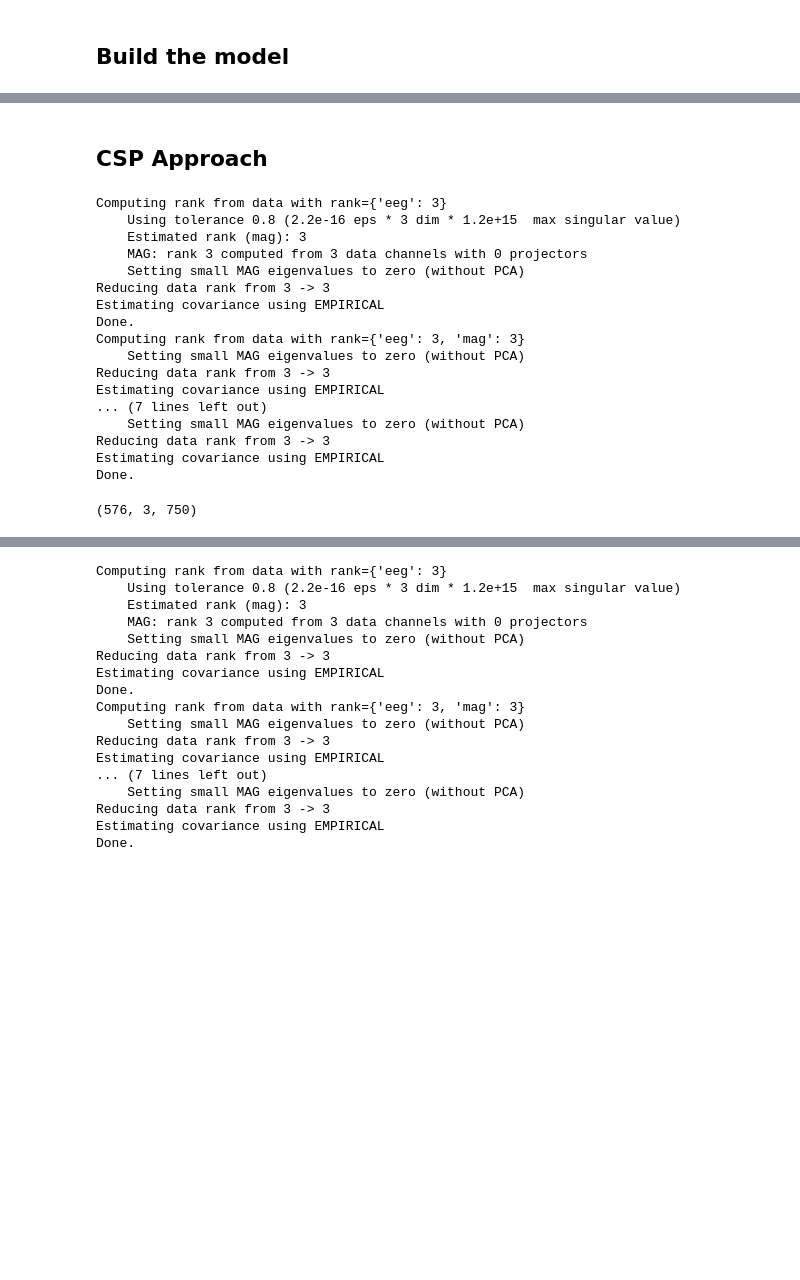
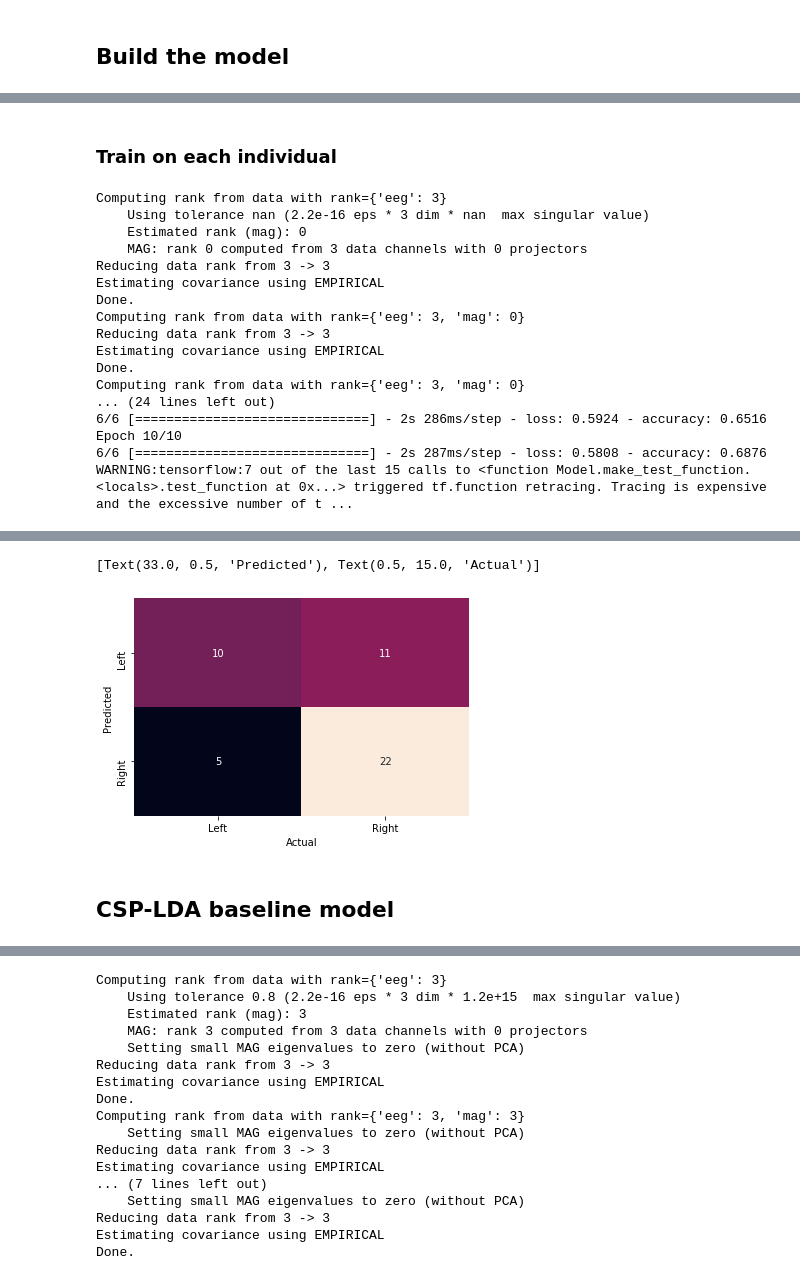
Before and after one commit to xuanyuw/LSTM_EEG_Classification, a Jupyter notebook: LSTM_EEG_Classification.ipynb, the cells around one changed output, grey strips where cells are left out. Cells and saved outputs as stored; diff of their text form; code cells hidden in the pictures; blank space fills up the shorter version.

```diff
--- a/LSTM_EEG_Classification.ipynb
+++ b/LSTM_EEG_Classification.ipynb
@@ -315,0 +235,42 @@ Epoch 20/20
+# %% [markdown]
+### Train on each individual
+# %%
+# Load data after band-pass filter
+train_data, train_label = populate_filt_data([train_files[0]], event_start, event_end, bsl_start, bsl_end)
+data, label = reshape_data(train_data, train_label)
+train_x, test_x, train_y, test_y = train_test_split(data, label, test_size=0.3, random_state=42)
+
+# TODO: Skip ICA for now because it didn't work
+
+# CSP transformation
+csp = CSP(rank={'eeg':3}, transform_into = 'csp_space')
+x_new = csp.fit_transform(train_x.reshape(train_x.shape[0], train_x.shape[2], train_x.shape[1]),
+                          np.squeeze(train_y)).reshape(train_x.shape[0], train_x.shape[1], train_x.shape[2])
+x_new_test = csp.fit_transform(test_x.reshape(test_x.shape[0], test_x.shape[2], test_x.shape[1]),
+                               np.squeeze(test_y)).reshape(test_x.shape[0], test_x.shape[1], test_x.shape[2])
+model = create_model()
+model.fit(x_new, train_y, epochs=10, batch_size=20)
+model.evaluate(x_new_test, test_y)
+
+y_pred = model.predict_classes(x_new_test)
+cm = confusion_matrix(test_y, np.rint(y_pred))
+ax = sn.heatmap(cm, annot=True, cbar=False, xticklabels=['Left', 'Right'], yticklabels=['Left', 'Right'])
+ax.set(xlabel='Actual', ylabel='Predicted')
+# %% [output]
+Computing rank from data with rank={'eeg': 3}
+    Using tolerance nan (2.2e-16 eps * 3 dim * nan  max singular value)
+    Estimated rank (mag): 0
+    MAG: rank 0 computed from 3 data channels with 0 projectors
+Reducing data rank from 3 -> 3
+Estimating covariance using EMPIRICAL
+Done.
+Computing rank from data with rank={'eeg': 3, 'mag': 0}
+Reducing data rank from 3 -> 3
+Estimating covariance using EMPIRICAL
+Done.
+Computing rank from data with rank={'eeg': 3, 'mag': 0}
+... (24 lines left out)
+6/6 [==============================] - 2s 286ms/step - loss: 0.5924 - accuracy: 0.6516
+Epoch 10/10
+6/6 [==============================] - 2s 287ms/step - loss: 0.5808 - accuracy: 0.6876
+WARNING:tensorflow:7 out of the last 15 calls to <function Model.make_test_function.<locals>.test_function at 0x...> triggered tf.function retracing. Tracing is expensive and the excessive number of t ...
@@ -316,33 +281,4 @@ Epoch 20/20
+[Text(33.0, 0.5, 'Predicted'), Text(0.5, 15.0, 'Actual')]
+[figure, added]
 # %% [markdown]
-## CSP Approach
+## CSP-LDA baseline model
-# %%
-train_data, train_label = populate_filt_data(train_files, event_start, event_end, bsl_start, bsl_end)
-data, label = reshape_data(train_data, train_label)
-train_x, test_x, train_y, test_y = train_test_split(data, label, test_size=0.2, random_state=42)
-csp = CSP(n_components=4, rank={'eeg':3}, transform_into = 'csp_space')
-x_new = csp.fit_transform(train_x.reshape(train_x.shape[0], train_x.shape[2], train_x.shape[1]),
-                          np.squeeze(train_y))
-x_new_test = csp.fit_transform(test_x.reshape(test_x.shape[0], test_x.shape[2], test_x.shape[1]),
-                               np.squeeze(test_y))
-# %% [output]
-Computing rank from data with rank={'eeg': 3}
-    Using tolerance 0.8 (2.2e-16 eps * 3 dim * 1.2e+15  max singular value)
-    Estimated rank (mag): 3
-    MAG: rank 3 computed from 3 data channels with 0 projectors
-    Setting small MAG eigenvalues to zero (without PCA)
-Reducing data rank from 3 -> 3
-Estimating covariance using EMPIRICAL
-Done.
-Computing rank from data with rank={'eeg': 3, 'mag': 3}
-    Setting small MAG eigenvalues to zero (without PCA)
-Reducing data rank from 3 -> 3
-Estimating covariance using EMPIRICAL
-... (7 lines left out)
-    Setting small MAG eigenvalues to zero (without PCA)
-Reducing data rank from 3 -> 3
-Estimating covariance using EMPIRICAL
-Done.
-# %%
-x_new.shape
-# %% [output]
-(576, 3, 750)
```
Also changed, not shown: parts of 61 cells of this notebook.
